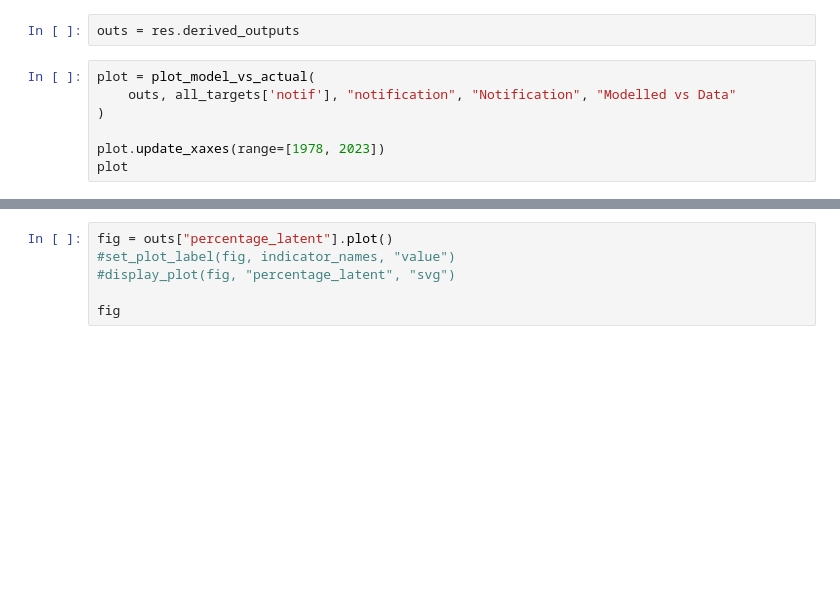
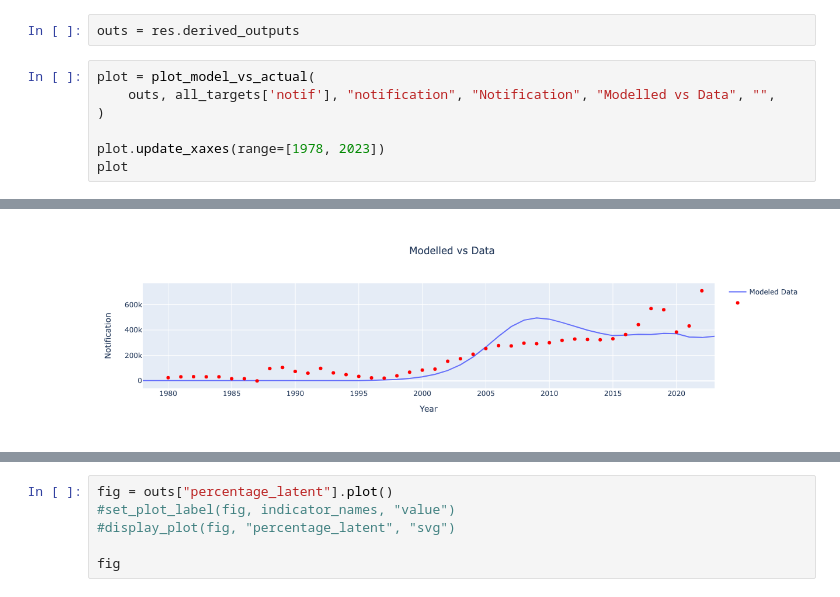
Before and after one commit to monash-emu/incubator2024, a Jupyter notebook: notebooks/optimise.ipynb, the cells around one changed output, grey strips where cells are left out. Cells and saved outputs as stored; diff of their text form; blank space fills up the shorter version.

```diff
--- a/notebooks/optimise.ipynb
+++ b/notebooks/optimise.ipynb
@@ -40,8 +56,9 @@ res = bcm.run(optimised_params)
 outs = res.derived_outputs
 # %%
 plot = plot_model_vs_actual(
-    outs, all_targets['notif'], "notification", "Notification", "Modelled vs Data"
+    outs, all_targets['notif'], "notification", "Notification", "Modelled vs Data", "",
 )
 
 plot.update_xaxes(range=[1978, 2023])
 plot
+# %% [output]
@@ -48,2 +66,3 @@ plot
+[figure, added]
 # %%
 plot = plot_model_vs_actual(
```
Also changed, not shown: parts of 4 cells of this notebook, 5 other files.
